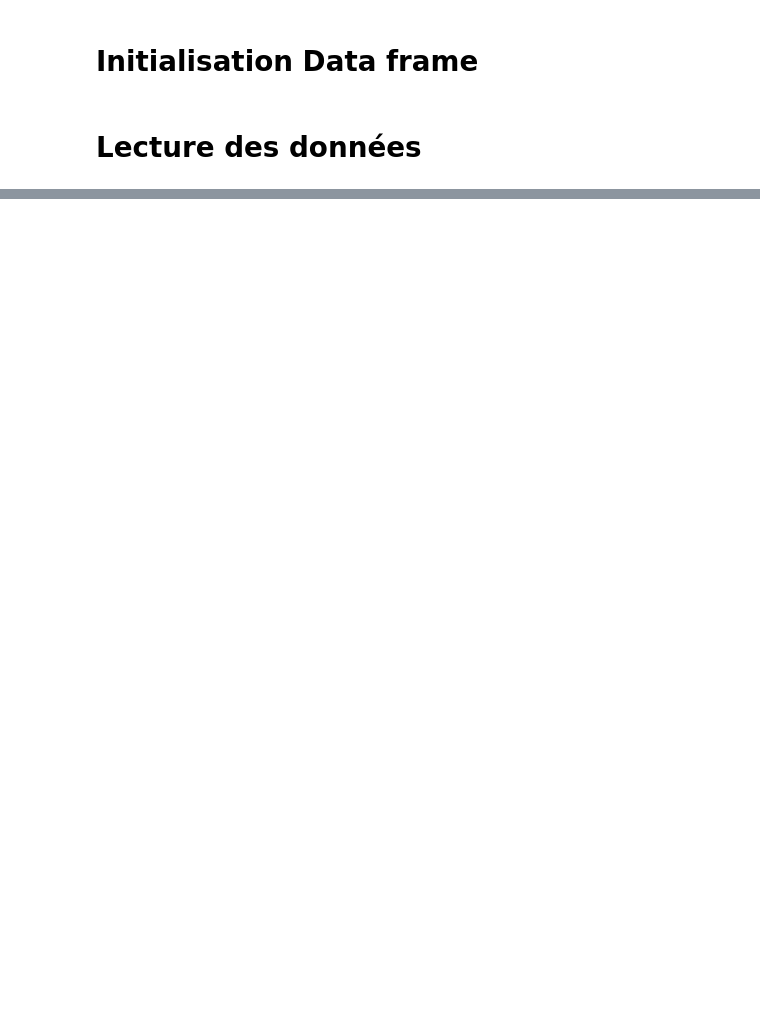
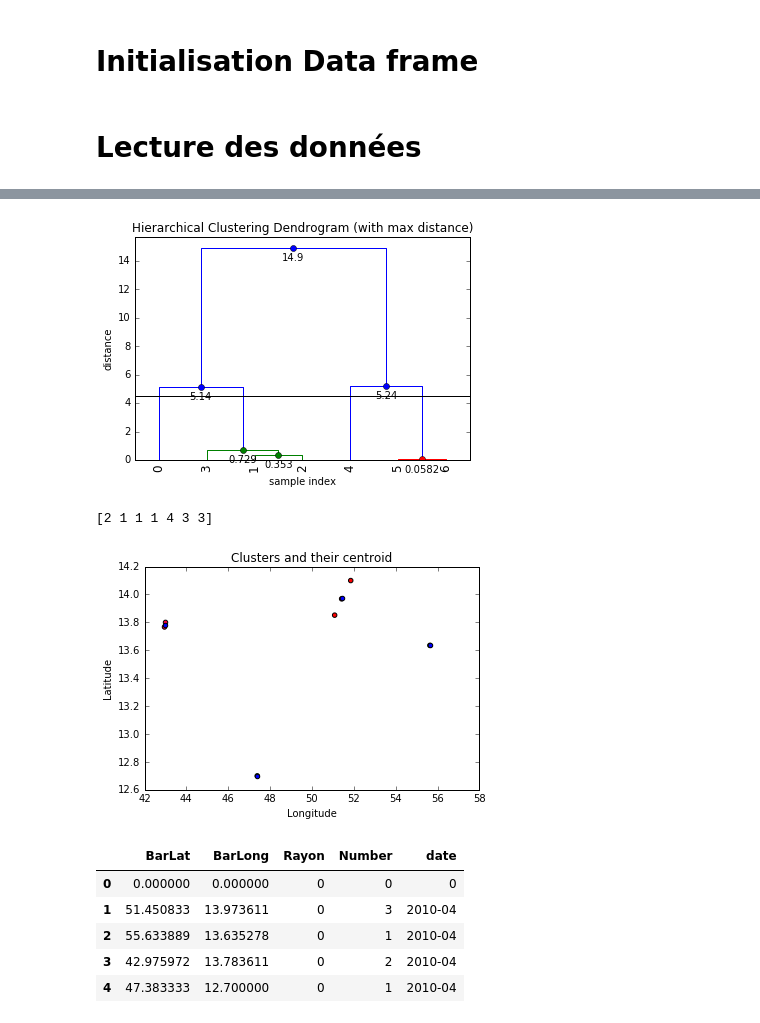
Before and after one commit to ifrebault/PiracyAttackPrediction, a Jupyter notebook: Machine_learning/clusterMonth.ipynb, the cells around one changed output, grey strips where cells are left out. Drawn from its saved outputs; the diff is of its cells as text; code cells hidden in the pictures; blank space fills up the shorter version.

```diff
--- a/Machine_learning/clusterMonth.ipynb
+++ b/Machine_learning/clusterMonth.ipynb
@@ -11,6 +11,13 @@ dfinal=pd.DataFrame(columns=('BarLat','BarLong','Rayon','Number','date'))
 dfinal.loc[0] =[0,0, 0,0,0]
 # %% [markdown]
 # Lecture des données
+# %%
+def monthCorrect(month):
+    month=str(int(month))
+    if len(month)==1:
+        return '0'+month
+    else:
+        return month
 # %%
 df = pd.read_csv('../data/aden_golfe.csv',sep=';')
 size = len(df)
@@ -39,6 +46,7 @@ def fancy_dendrogram(*args, **kwargs):
             plt.axhline(y=max_d, c='k')
     return ddata
 # %%
+df["mois (0)"]=df.apply(lambda row: monthCorrect(row['mois (0)']), axis=1)
 df["date"]=df.apply(lambda row: str(row["Annee (0)"]) +"-"+ str(row["mois (0)"]), axis=1)
 # %%
 df["date"].unique()
@@ -114,0 +162,12 @@ k=0
+# %%
+clusterise('2010-04', 4.5)
+# %% [output]
+[figure, added]
+[2 1 1 1 4 3 3]
+[figure, added]
+|  | BarLat | BarLong | Rayon | Number | date |
+| 0 | 0.000000 | 0.000000 | 0 | 0 | 0 |
+| 1 | 51.450833 | 13.973611 | 0 | 3 | 2010-04 |
+| 2 | 55.633889 | 13.635278 | 0 | 1 | 2010-04 |
+| 3 | 42.975972 | 13.783611 | 0 | 2 | 2010-04 |
+| 4 | 47.383333 | 12.700000 | 0 | 1 | 2010-04 |
```
Also changed, not shown: parts of 7 cells of this notebook, 1 other file.
